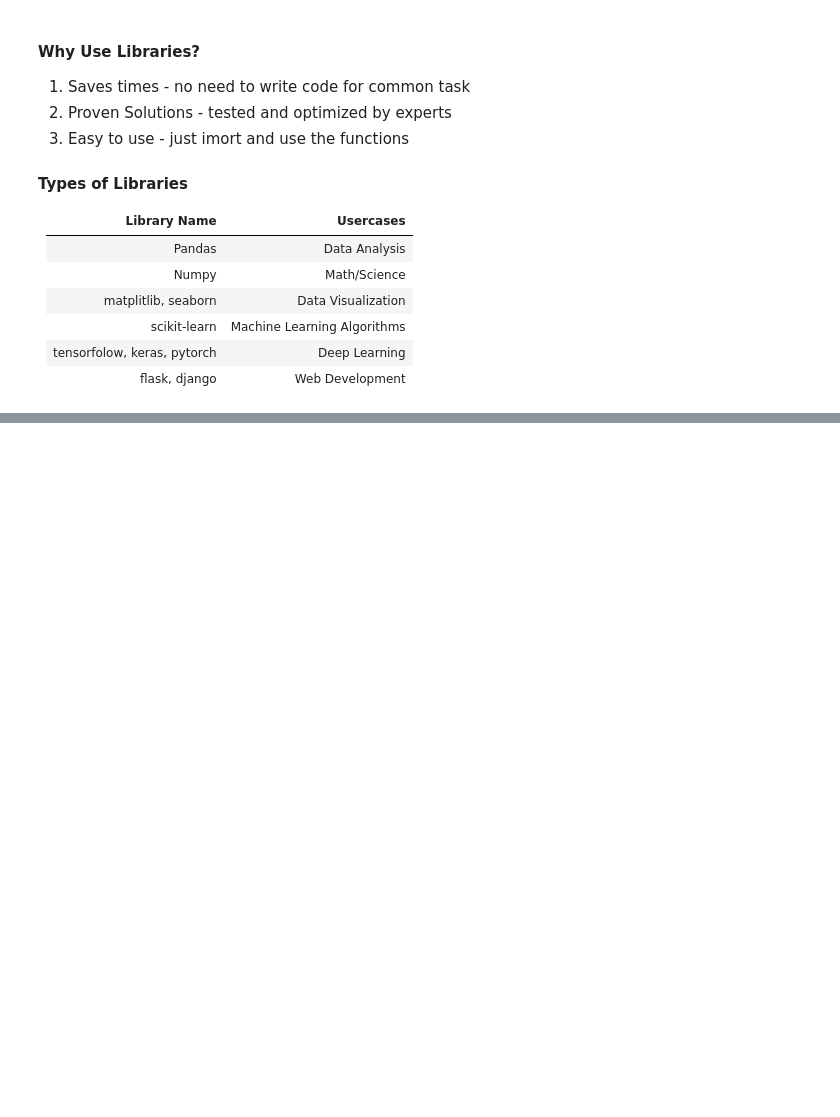
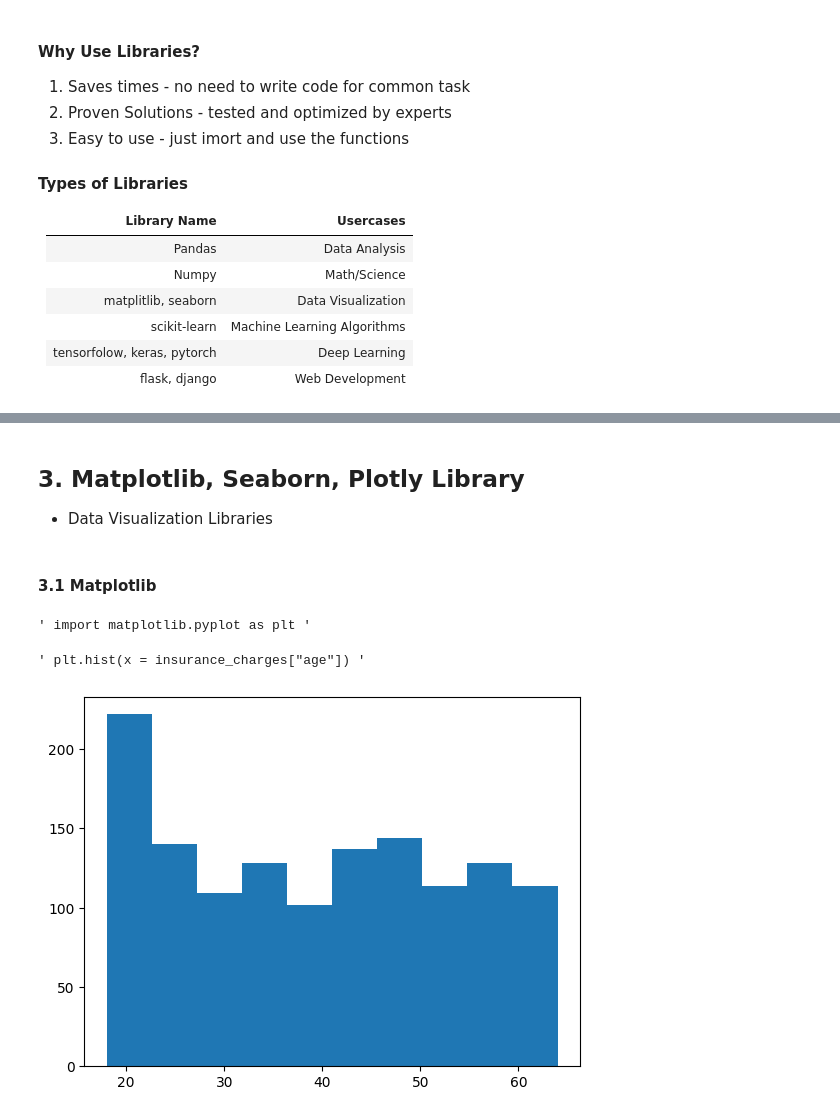
Before and after one commit to deringirish/Data-Science-Learning-in-PROITBRIDGE, a Jupyter notebook: 1_Python/Chapter_3_Python_Libraries/note_1.ipynb, the cells around one changed output, grey strips where cells are left out. Cells and saved outputs as stored; diff of their text form; code cells hidden in the pictures; blank space fills up the shorter version.

Commit message:
Chapter_2 Python Libraries Introduction

```diff
--- a/1_Python/Chapter_3_Python_Libraries/note_1.ipynb
+++ b/1_Python/Chapter_3_Python_Libraries/note_1.ipynb
@@ -25,0 +56,2 @@ Python Libraries Exploration: Pandas, NumPy, Seaborn, Ploty
+# %%
+insurance_charges = pd.read_csv(filepath_or_buffer="data/insurance.csv")
@@ -25,0 +107,22 @@ Python Libraries Exploration: Pandas, NumPy, Seaborn, Ploty
+# %% [markdown]
+## 3. Matplotlib, Seaborn, Plotly Library
+- Data Visualization Libraries
+# %% [markdown]
+#### 3.1 Matplotlib
+# %%
+from matplotlib import pyplot as plt
+
+## or
+
+""" import matplotlib.pyplot as plt """
+# %% [output]
+' import matplotlib.pyplot as plt '
+# %%
+plt.hist(x=insurance_charges.age)
+
+## or
+
+""" plt.hist(x = insurance_charges["age"]) """
+# %% [output]
+' plt.hist(x = insurance_charges["age"]) '
+[figure, added]
```
Also changed, not shown: parts of 15 cells of this notebook, 3 other files.
